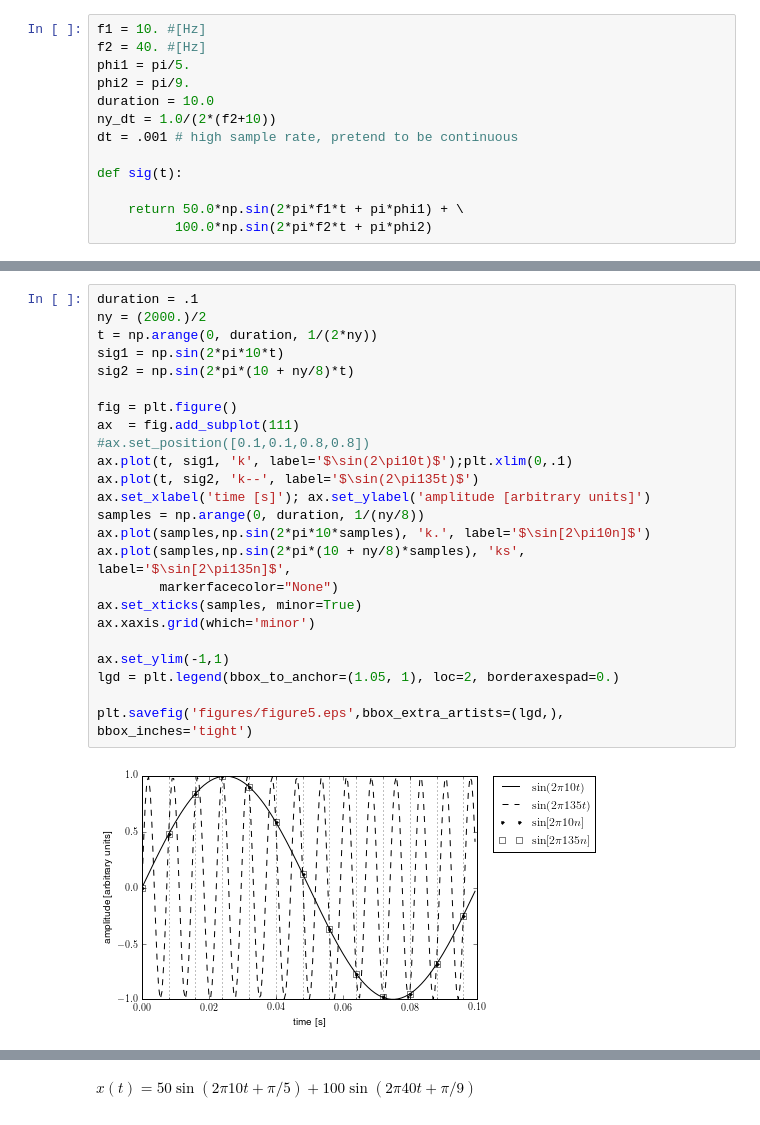
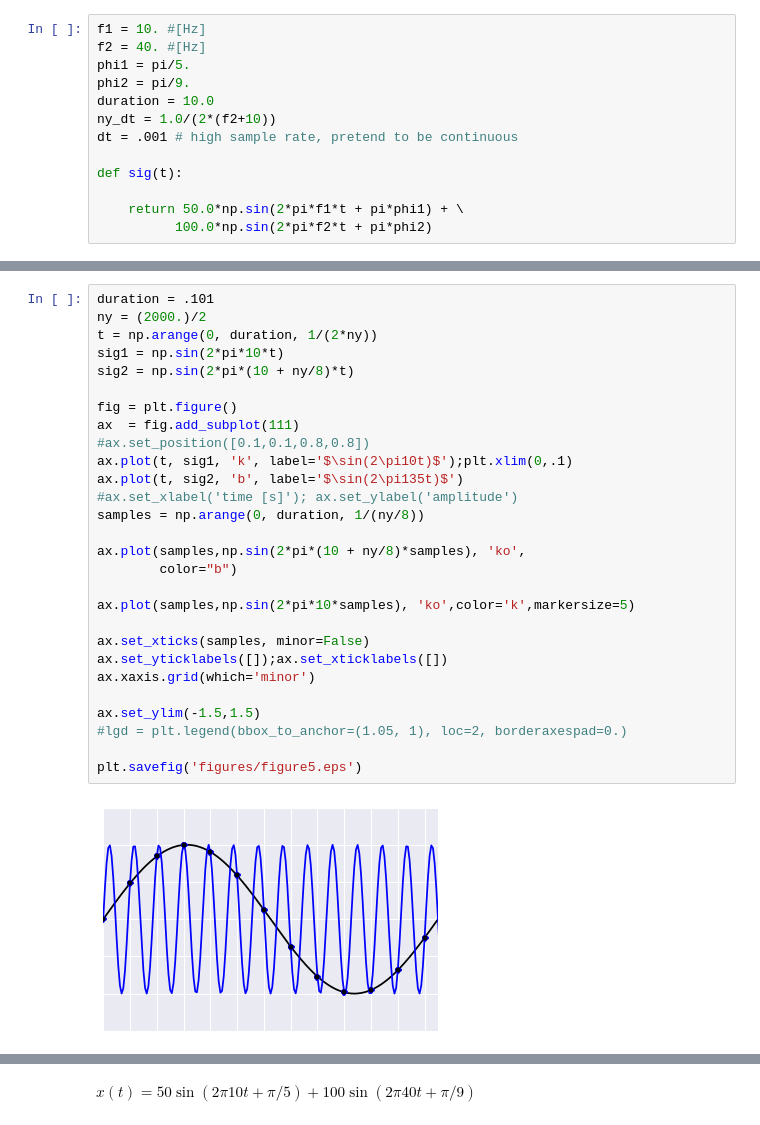
Before and after one commit to kwinkunks/leadingEdge, a Jupyter notebook: figures.py.ipynb, the cells around one changed output, grey strips where cells are left out. Saved outputs shown, nothing was run; the diff lists cells and outputs as text.

```diff
--- a/figures.py.ipynb
+++ b/figures.py.ipynb
@@ -107,27 +124,31 @@ plt.savefig('figures/figure4.eps')
 # %%
-duration = .1
+duration = .101
 ny = (2000.)/2
 t = np.arange(0, duration, 1/(2*ny))
 sig1 = np.sin(2*pi*10*t)
 sig2 = np.sin(2*pi*(10 + ny/8)*t)
 
 fig = plt.figure()
 ax  = fig.add_subplot(111)
 #ax.set_position([0.1,0.1,0.8,0.8])
 ax.plot(t, sig1, 'k', label='$\sin(2\pi10t)$');plt.xlim(0,.1)
-ax.plot(t, sig2, 'k--', label='$\sin(2\pi135t)$')
-ax.set_xlabel('time [s]'); ax.set_ylabel('amplitude [arbitrary units]')
+ax.plot(t, sig2, 'b', label='$\sin(2\pi135t)$')
+#ax.set_xlabel('time [s]'); ax.set_ylabel('amplitude')
 samples = np.arange(0, duration, 1/(ny/8))
-ax.plot(samples,np.sin(2*pi*10*samples), 'k.', label='$\sin[2\pi10n]$')
-ax.plot(samples,np.sin(2*pi*(10 + ny/8)*samples), 'ks', label='$\sin[2\pi135n]$',
-        markerfacecolor="None")
-ax.set_xticks(samples, minor=True)
+
+ax.plot(samples,np.sin(2*pi*(10 + ny/8)*samples), 'ko',
+        color="b")
+
+ax.plot(samples,np.sin(2*pi*10*samples), 'ko',color='k',markersize=5)
+
+ax.set_xticks(samples, minor=False)
+ax.set_yticklabels([]);ax.set_xticklabels([])
 ax.xaxis.grid(which='minor')
 
-ax.set_ylim(-1,1)
-lgd = plt.legend(bbox_to_anchor=(1.05, 1), loc=2, borderaxespad=0.)
+ax.set_ylim(-1.5,1.5)
+#lgd = plt.legend(bbox_to_anchor=(1.05, 1), loc=2, borderaxespad=0.)
 
-plt.savefig('figures/figure5.eps',bbox_extra_artists=(lgd,), bbox_inches='tight')
+plt.savefig('figures/figure5.eps')
 # %% [output]
-[figure, old version]
+[figure, new version]
 # %%
```
Also changed, not shown: parts of 7 cells of this notebook, 16 other files.
